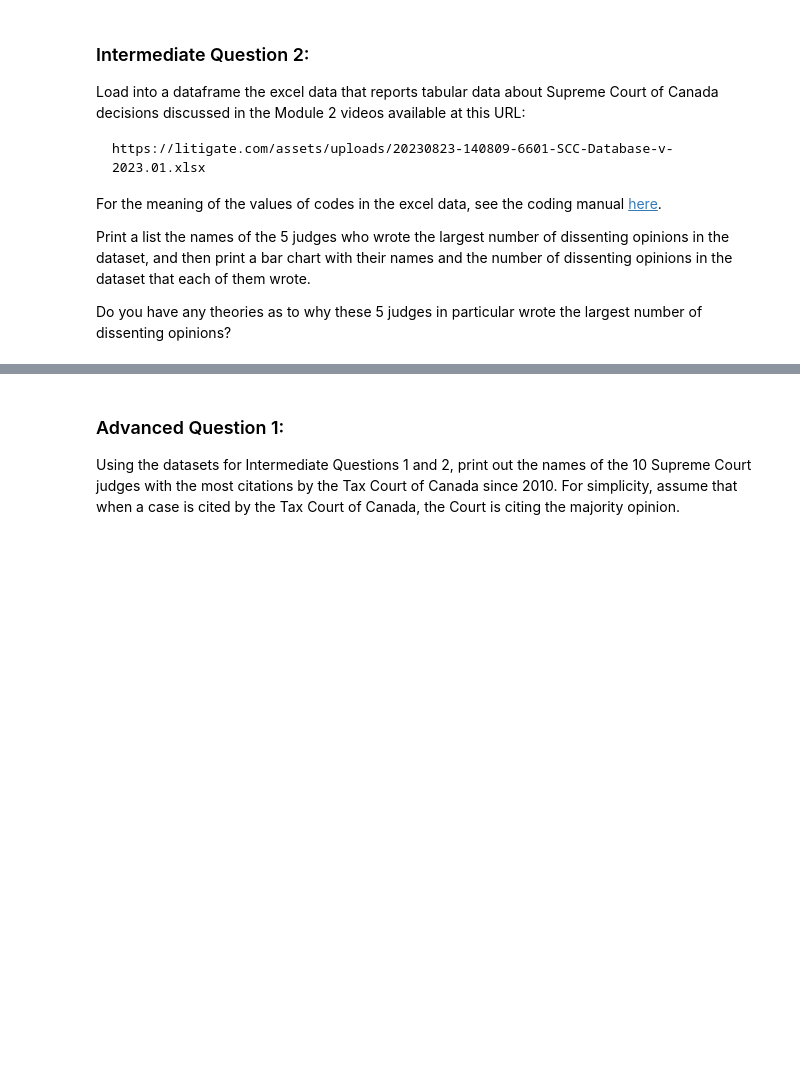
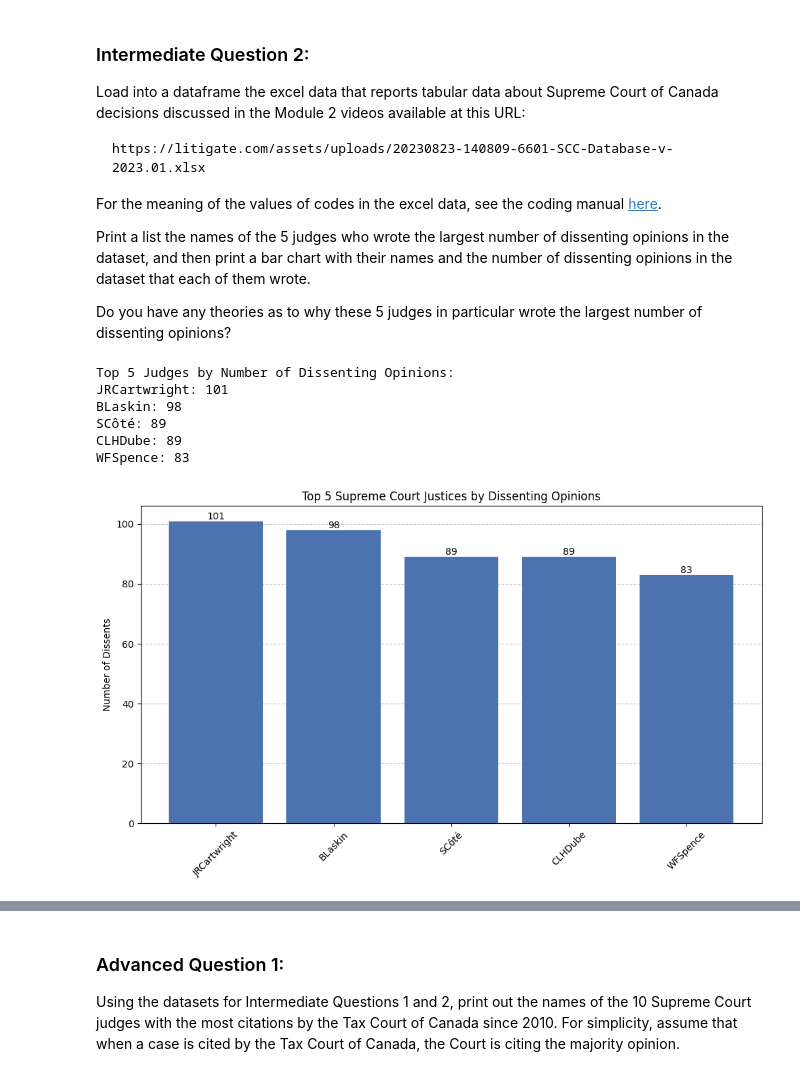
Before and after one commit to shahvezk79/legal_info_tech_w26, a Jupyter notebook: Module3_Assignment_w26.ipynb, the cells around one changed output, grey strips where cells are left out. Saved outputs shown, nothing was run; the diff lists cells and outputs as text; code cells hidden in the pictures; blank space fills up the shorter version.

```diff
--- a/Module3_Assignment_w26.ipynb
+++ b/Module3_Assignment_w26.ipynb
@@ -21,3 +21,8 @@ NOTE: If you are using Colab and you downloaded this file by clicking a link, ma
 ### Beginner Question 1:
 
 Using the [Social Security Tribunal dataset](https://huggingface.co/datasets/a2aj/canadian-case-law) from A2AJ, print the names of the five earliest Social Security Tribunal cases in the dataset.
+# %%
+sst_data = "https://huggingface.co/datasets/a2aj/canadian-case-law/resolve/main/SST/train.parquet"
+
+import pandas as pd
+df = pd.read_parquet(sst_data)
@@ -47,3 +330,61 @@ For the meaning of the values of codes in the excel data, see the coding manual
 Print a list the names of the 5 judges who wrote the largest number of dissenting opinions in the dataset, and then print a bar chart with their names and the number of dissenting opinions in the dataset that each of them wrote.
 
 Do you have any theories as to why these 5 judges in particular wrote the largest number of dissenting opinions?
+# %%
+import pandas as pd
+import matplotlib.pyplot as plt
+
+# 1. Load the dataset
+# We use the URL provided. The relevant data is in the 'Case' sheet.
+url = "https://litigate.com/assets/uploads/20230823-140809-6601-SCC-Database-v-2023.01.xlsx"
+df_case = pd.read_excel(url, sheet_name='Case')
+df_justices = pd.read_excel(url, sheet_name='JusticesPresent')
+
+# 2. Map Justice IDs to Names
+# We create a dictionary from the JusticesPresent sheet to decode the IDs.
+# 'justiceID' corresponds to the codes in the PDF and the dissentWriter column.
+justice_mapping = df_justices[['justiceID', 'justiceName']].drop_duplicates().set_index('justiceID')['justiceName'].to_dict()
+
+# 3. Count Dissenting Opinions
+# We count the occurrences of each ID in the 'dissentWriter' column.
+# We exclude '0', which indicates no dissent.
+dissent_counts = df_case[df_case['dissentWriter'] != 0]['dissentWriter'].value_counts()
+
+# 4. Get the Top 5
+top_5_dissenters = dissent_counts.head(5)
+
+# Prepare lists for plotting
+names = [justice_mapping.get(jid, f"ID {jid}") for jid in top_5_dissenters.index]
+counts = top_5_dissenters.values
+
+print("Top 5 Judges by Number of Dissenting Opinions:")
+for name, count in zip(names, counts):
+    print(f"{name}: {count}")
+
+# 5. Create Bar Chart
+plt.figure(figsize=(10, 6))
+bars = plt.bar(names, counts, color='#4c72b0', zorder=3)
+
+# Formatting
+plt.grid(axis='y', linestyle='--', alpha=0.7, zorder=0)
+plt.ylabel("Number of Dissents")
+plt.title("Top 5 Supreme Court Justices by Dissenting Opinions")
+plt.xticks(rotation=45)
+
+# Add counts on top of bars
+for bar in bars:
+    height = bar.get_height()
+    plt.text(bar.get_x() + bar.get_width()/2., height,
+             f'{int(height)}',
+             ha='center', va='bottom')
+
+plt.tight_layout()
+plt.show()
+# %% [output]
+Top 5 Judges by Number of Dissenting Opinions:
+JRCartwright: 101
+BLaskin: 98
+SCôté: 89
+CLHDube: 89
+WFSpence: 83
+[figure, added]
```
Also changed, not shown: parts of 13 cells of this notebook.
